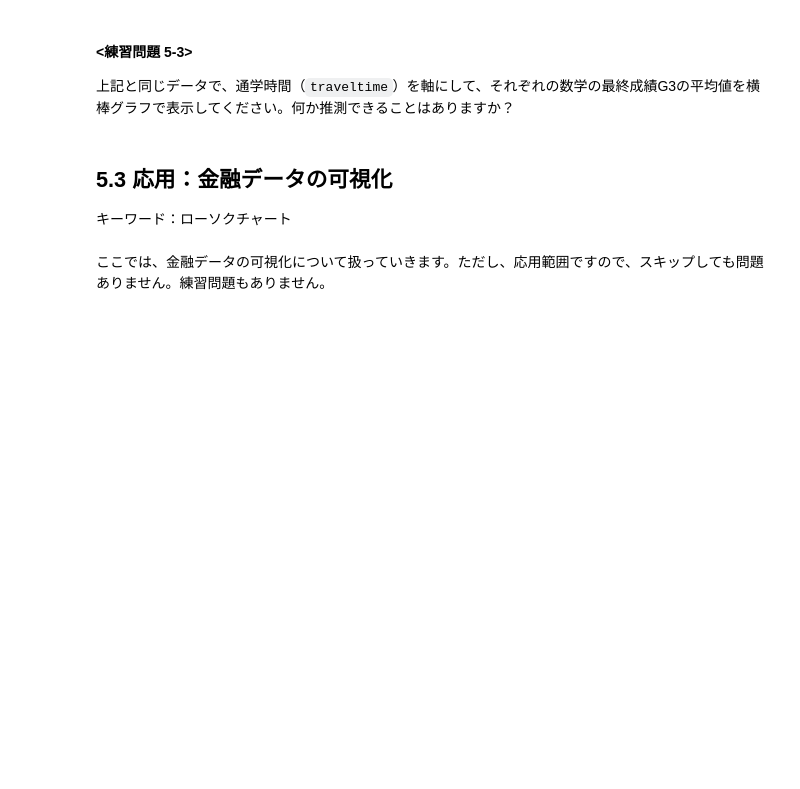
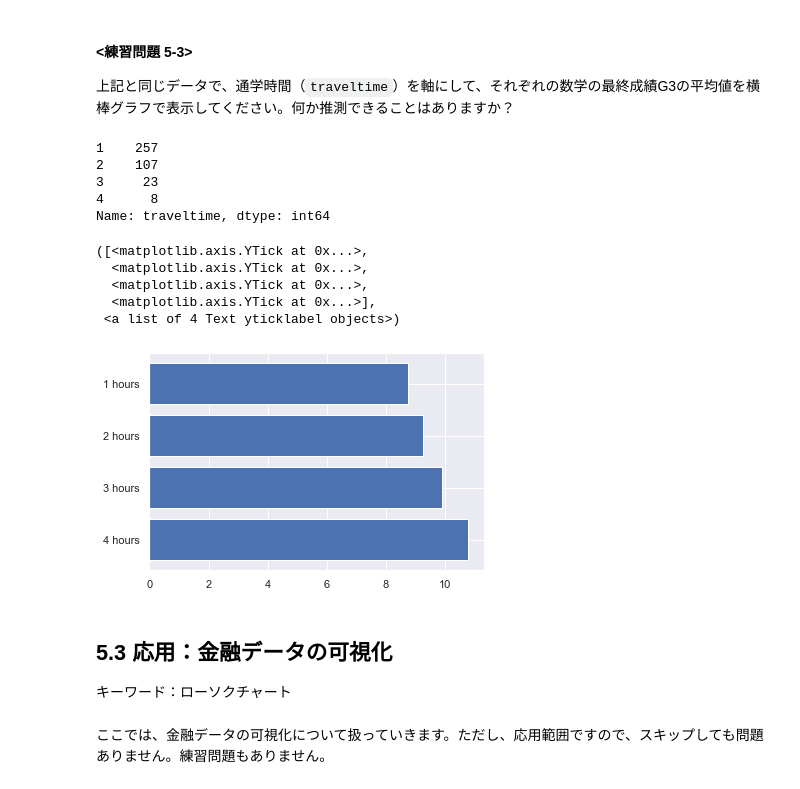
Before and after one commit to makkimaki/GCIwinter2019_assignments, a Jupyter notebook: week3/chapter5.ipynb, the cells around one changed output. Cells and saved outputs as stored; diff of their text form; code cells hidden in the pictures; blank space fills up the shorter version.

```diff
--- a/week3/chapter5.ipynb
+++ b/week3/chapter5.ipynb
@@ -356,6 +344,34 @@ plt.bar(x, y[0], y[1])
 #### <練習問題 5-3>
 
 上記と同じデータで、通学時間（`traveltime`）を軸にして、それぞれの数学の最終成績G3の平均値を横棒グラフで表示してください。何か推測できることはありますか？
+# %%
+df["traveltime"].value_counts()
+# %% [output]
+1    257
+2    107
+3     23
+4      8
+Name: traveltime, dtype: int64
+# %%
+df.groupby("traveltime")["G3"].mean()
+
+one = df.groupby("traveltime")["G3"].mean()[1]
+two = df.groupby("traveltime")["G3"].mean()[2]
+three = df.groupby("traveltime")["G3"].mean()[3]
+four = df.groupby("traveltime")["G3"].mean()[4]
+
+Y = [one, two, three, four]
+X = np.arange(len(Y))
+
+plt.barh(X, Y, align="center")
+plt.yticks(X, ["4 hours", "3 hours", "2 hours", "1 hours"])
+# %% [output]
+([<matplotlib.axis.YTick at 0x...>,
+  <matplotlib.axis.YTick at 0x...>,
+  <matplotlib.axis.YTick at 0x...>,
+  <matplotlib.axis.YTick at 0x...>],
+ <a list of 4 Text yticklabel objects>)
+[figure, added]
 # %% [markdown]
 ## 5.3 応用：金融データの可視化
 キーワード：ローソクチャート
```
Also changed, not shown: parts of 8 cells of this notebook.
